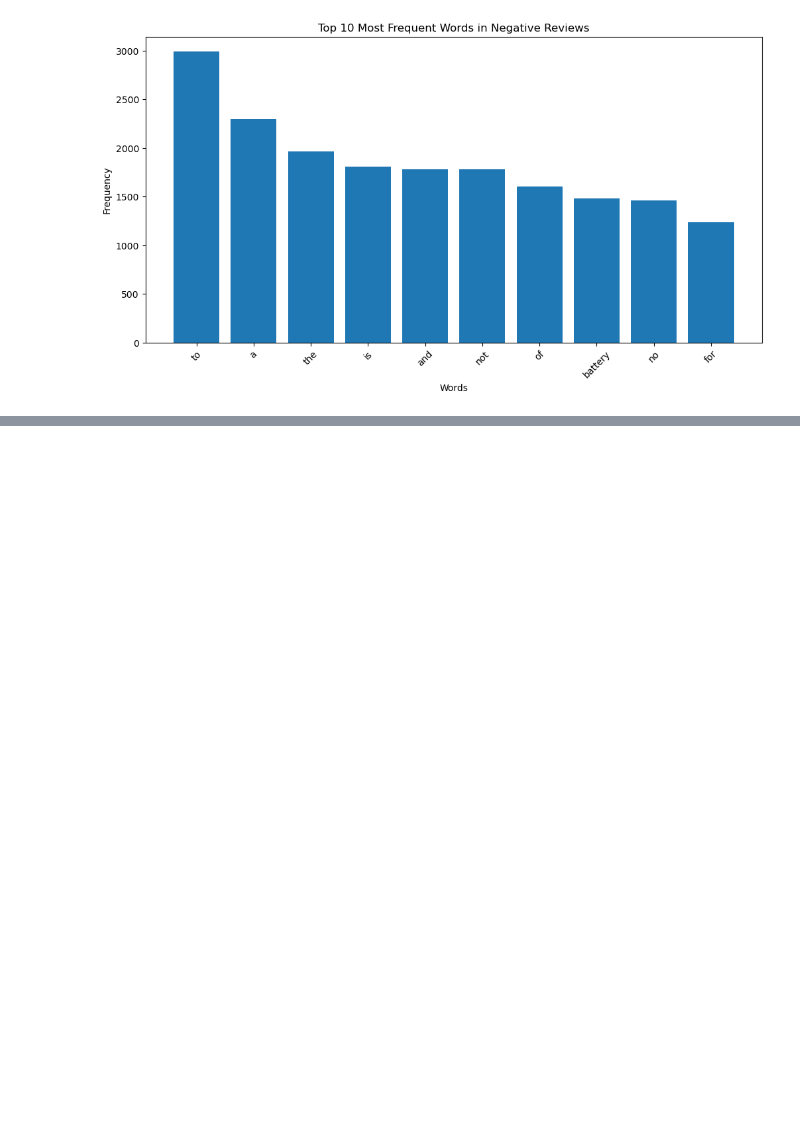
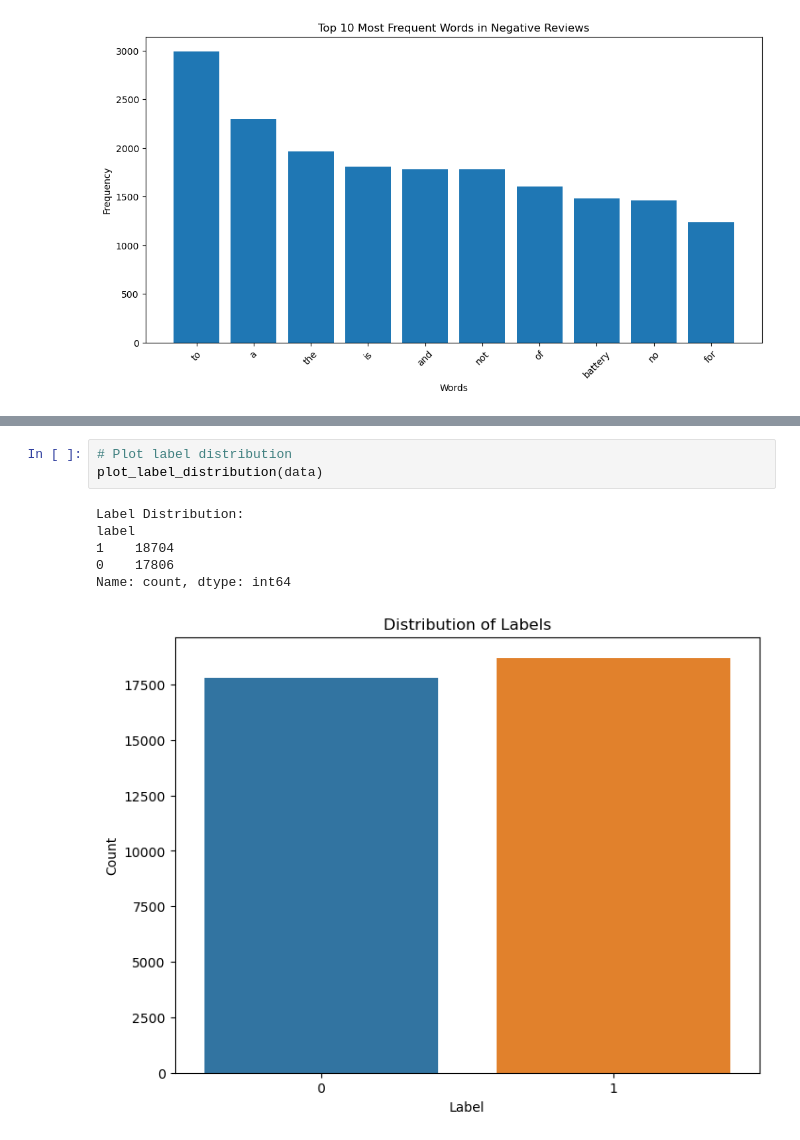
Before and after one commit to sokliengphat1/Sentiment-Analysis-for-Product-Reviews, a Jupyter notebook: Sentiment_Classification_Analysis.ipynb, the cells around one changed output, grey strips where cells are left out. Cells and saved outputs as stored; diff of their text form; blank space fills up the shorter version.

```diff
--- a/Sentiment_Classification_Analysis.ipynb
+++ b/Sentiment_Classification_Analysis.ipynb
@@ -171,0 +680,10 @@ plot_top_words_frequency(negative_tokens, 'Top 10 Most Frequent Words in Negativ
+# %%
+# Plot label distribution
+plot_label_distribution(data)
+# %% [output]
+Label Distribution:
+label
+1    18704
+0    17806
+Name: count, dtype: int64
+[figure, added]
```
Also changed, not shown: parts of 80 cells of this notebook.
